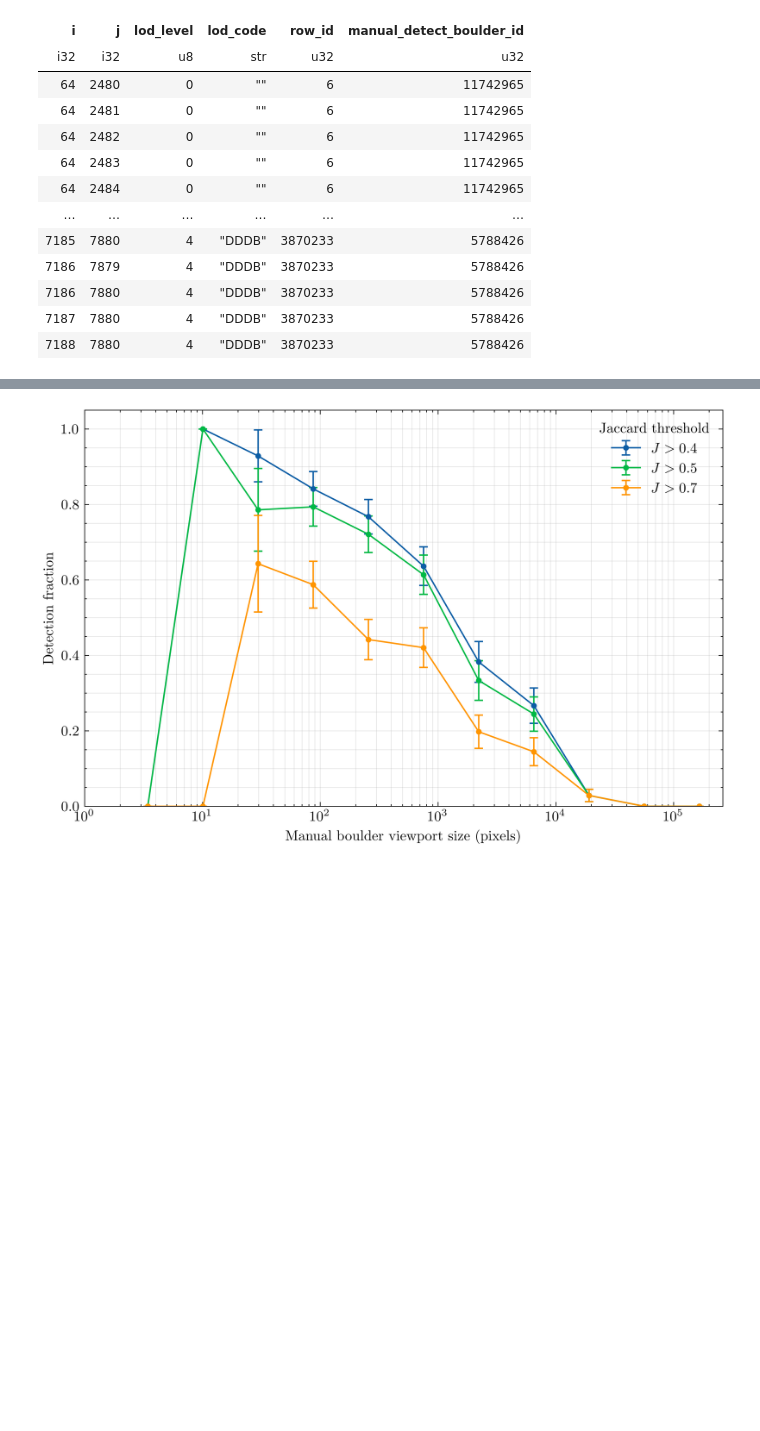
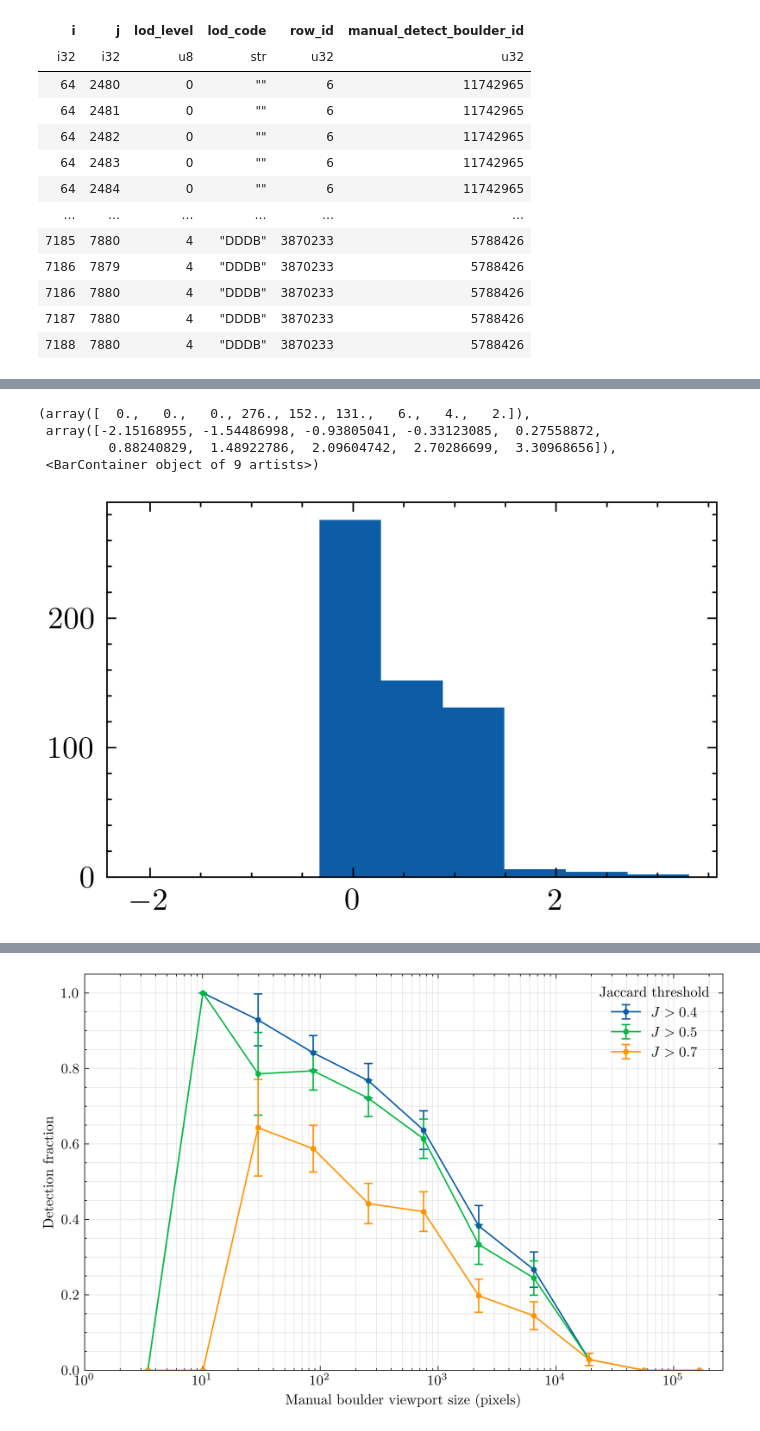
Before and after one commit to Joshua13764/QMAP, a Jupyter notebook: analysis/PSFDCont/investigate_S_from_manual_db_unmerged.ipynb, the cells around one changed output, grey strips where cells are left out. Cells and saved outputs as stored; diff of their text form; code cells hidden in the pictures; blank space fills up the shorter version.

```diff
--- a/analysis/PSFDCont/investigate_S_from_manual_db_unmerged.ipynb
+++ b/analysis/PSFDCont/investigate_S_from_manual_db_unmerged.ipynb
@@ -117,7 +117,6 @@ db_jaccard_agg = (
         )
     )
 ).with_columns(
-    (pl.col("manual_boulder_size") // (2 ** (8 - 2 * pl.col("lod_level")))).alias("viewport_size")
+    (pl.col("manual_boulder_size") // (2 ** (8 - 2 * pl.col("lod_level")))).alias("viewport_size"),
+    (pl.col("auto_boulder_size") / pl.col("manual_boulder_size")).alias("area_diff_factor")
 )
-
-db_jaccard_agg
@@ -138,0 +123,12 @@ shape: (576, 9)
+# %%
+mu = db_jaccard_agg["area_diff_factor"].mean()
+sigma = db_jaccard_agg["area_diff_factor"].std()
+
+bins = np.linspace(mu - 2 * sigma, mu + 2 * sigma, 10)
+plt.hist(db_jaccard_agg["area_diff_factor"], bins)
+# %% [output]
+(array([  0.,   0.,   0., 276., 152., 131.,   6.,   4.,   2.]),
+ array([-2.15168955, -1.54486998, -0.93805041, -0.33123085,  0.27558872,
+         0.88240829,  1.48922786,  2.09604742,  2.70286699,  3.30968656]),
+ <BarContainer object of 9 artists>)
+[figure, added]
```
Also changed, not shown: parts of 5 cells of this notebook, 7 other files.
